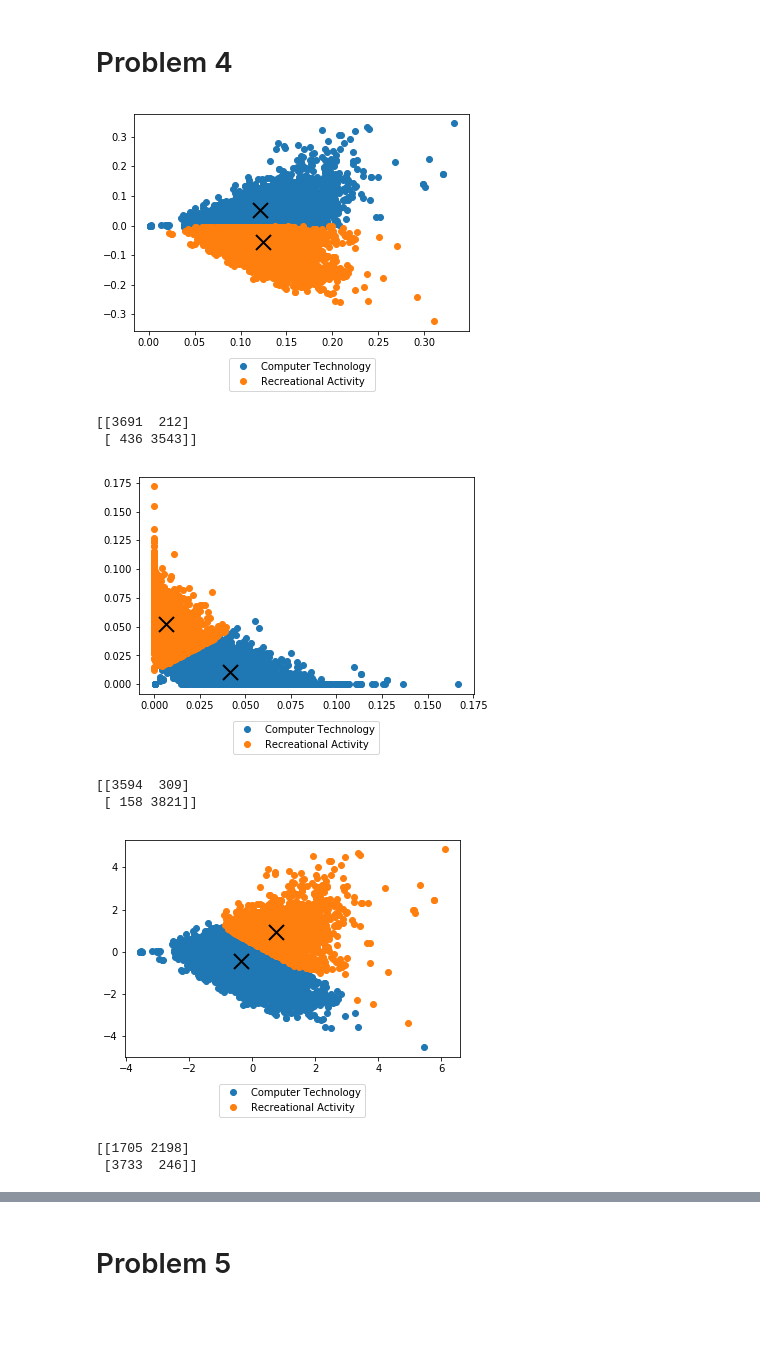
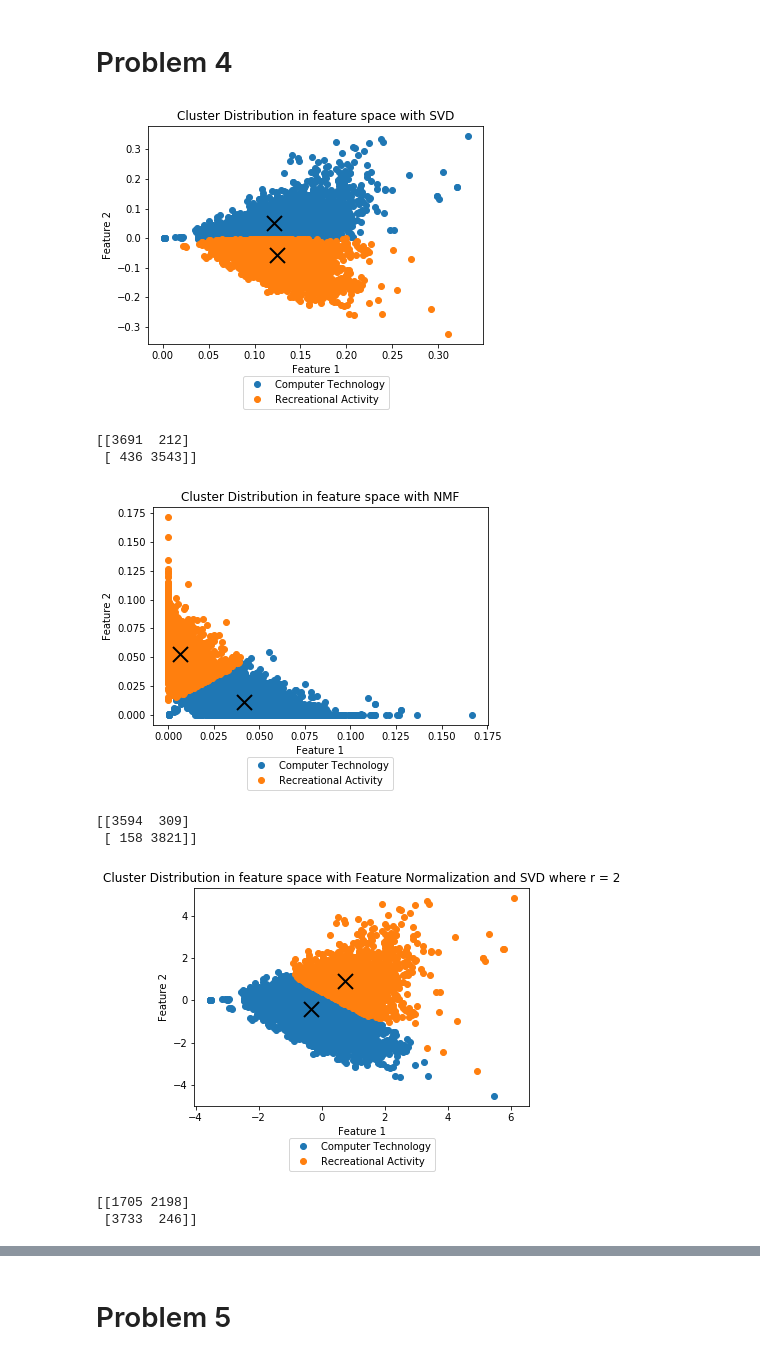
Before and after one commit to zxxia/ECE219-Large-Scale-Data-Mining, a Jupyter notebook: Project2/ee219_project2.ipynb, the cells around one changed output, grey strips where cells are left out. Saved outputs shown, nothing was run; the diff lists cells and outputs as text; code cells hidden in the pictures; blank space fills up the shorter version.

Commit message:
Added titles to some figures.

```diff
--- a/Project2/ee219_project2.ipynb
+++ b/Project2/ee219_project2.ipynb
@@ -78,7 +78,7 @@ def get_kmeans_results (features, true_labels, num_clusters):
 
     return contingency_matrix, scores
 
-def two_dimensional_clustering_plot (data, kmeans):
+def two_dimensional_clustering_plot (data, kmeans, dimension_reduction_method):
     labels = kmeans.labels_
     centers = kmeans.cluster_centers_
     legend_labels = ['Computer Technology', 'Recreational Activity']
@@ -88,7 +88,10 @@ def two_dimensional_clustering_plot (data, kmeans):
         lines = plt.plot(centers[i, 0], centers[i, 1], marker='x', color='k')
         plt.setp(lines, ms=15.0)
         plt.setp(lines, mew=2.0)
-    plt.legend(loc=9, bbox_to_anchor=(0.5, -0.1))
+    plt.title('Cluster Distribution in feature space with ' + dimension_reduction_method)
+    plt.legend(loc=9, bbox_to_anchor=(0.5, -0.125))
+    plt.xlabel('Feature 1')
+    plt.ylabel('Feature 2')
 
     plt.show()
 
@@ -391,11 +394,11 @@ contingency matrix when r = 300
 #(a) using best result in SVD which is r = 2 to visualize the clustering results
 best_lsa_data = TruncatedSVD(n_components=2, random_state=42).fit_transform(tfidf)
 kmeans_best_lsa = KMeans(n_clusters=2, random_state=42).fit(best_lsa_data)
-two_dimensional_clustering_plot (best_lsa_data, kmeans_best_lsa)
+two_dimensional_clustering_plot (best_lsa_data, kmeans_best_lsa, 'SVD where r = 2')
 confusionmatrix = confusion_matrix(targets, kmeans_best_lsa.labels_)
 print(confusionmatrix)
 # %% [output]
-[figure, old version]
+[figure, new version]
 [[3691  212]
  [ 436 3543]]
 # %%
@@ -403,26 +406,26 @@ print(confusionmatrix)
 nmf = NMF(n_components=2, random_state = 42)
 best_nmf_data = nmf.fit_transform(tfidf)
 kmeans_best_nmf = KMeans(n_clusters=2, random_state=42).fit(best_nmf_data)
-two_dimensional_clustering_plot (best_nmf_data, kmeans_best_nmf)
+two_dimensional_clustering_plot (best_nmf_data, kmeans_best_nmf, 'NMF where r = 2')
 confusionmatrix = confusion_matrix(targets, kmeans_best_nmf.labels_)
 print(confusionmatrix)
 # %% [output]
-[figure, old version]
+[figure, new version]
 [[3594  309]
  [ 158 3821]]
 # %%
 # (b) normalized features, SVD where r = 2
 lsa = TruncatedSVD(n_components=2, random_state=42)
 best_lsa_data = lsa.fit_transform(tfidf)
 
 best_lsa_data = StandardScaler().fit_transform(best_lsa_data)
 
 kmeans_best_lsa = KMeans(n_clusters=2, random_state=42).fit(best_lsa_data)
-two_dimensional_clustering_plot (best_lsa_data, kmeans_best_lsa)
+two_dimensional_clustering_plot (best_lsa_data, kmeans_best_lsa, 'Feature Normalization and SVD where r = 2')
 confusionmatrix = confusion_matrix(targets, kmeans_best_lsa.labels_)
 print(confusionmatrix)
 # %% [output]
-[figure, old version]
+[figure, new version]
 [[1705 2198]
  [3733  246]]
 # %%
```
Also changed, not shown: parts of 4 cells of this notebook.
